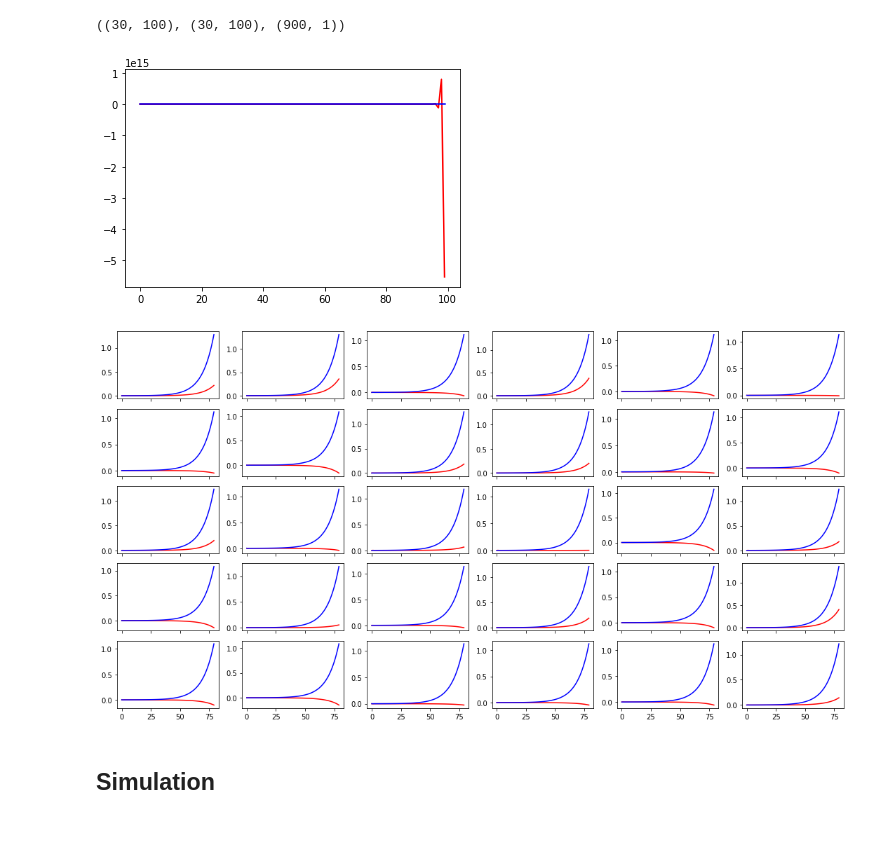
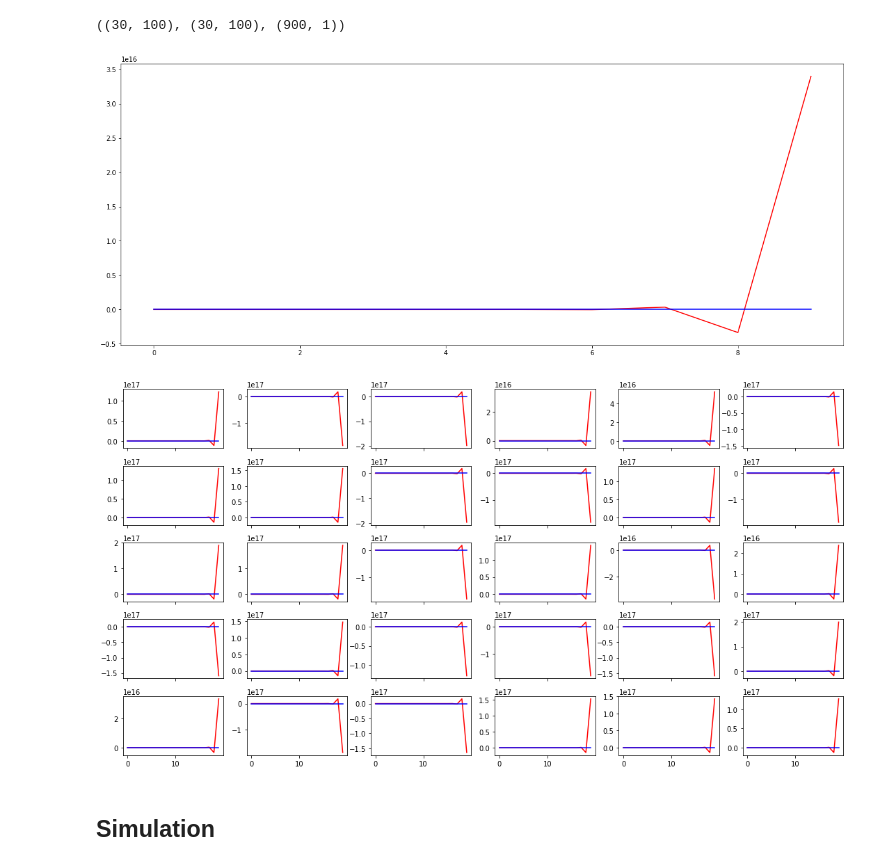
Before and after one commit to isVy08/ESTF, a Jupyter notebook: viz.ipynb, the cells around one changed output. Saved outputs shown, nothing was run; the diff lists cells and outputs as text; code cells hidden in the pictures; blank space fills up the shorter version.

```diff
--- a/viz.ipynb
+++ b/viz.ipynb
@@ -57,7 +57,7 @@ def scale_distance(d, range=[0,1]):
 # %% [markdown]
 ## Learning
 # %%
-sim = load_pickle('output/sim_log.pickle')
+sim = load_pickle('output/sim.pickle')
 # %%
 sim[2] = sim[2].detach().numpy()
 sim[0].shape, sim[1].shape, sim[2].shape
@@ -66,17 +68,18 @@ sim[0].shape, sim[1].shape, sim[2].shape
 # %%
 T = sim[0].shape[1]
 # %%
-f, t = 0, 100
-plt.plot(sim[1][20, f:t], c='r')
-plt.plot(sim[0][20, f:t], c='b')
+f, t = 90, 100
+plt.figure(figsize=(20,8))
+plt.plot(sim[1][10, f:t], c='r')
+plt.plot(sim[0][10, f:t], c='b')
 
 plt.show()
 # %% [output]
-[figure, old version]
+[figure, new version]
 # %%
-plot_forecast(sim[0], sim[1], 5, 6, 0, 80)
+plot_forecast(sim[0], sim[1], 5, 6, 80, 100)
 # %% [output]
-[figure, old version]
+[figure, new version]
 # %% [markdown]
 ## Simulation
 # %%
```
Also changed, not shown: parts of 3 cells of this notebook.
